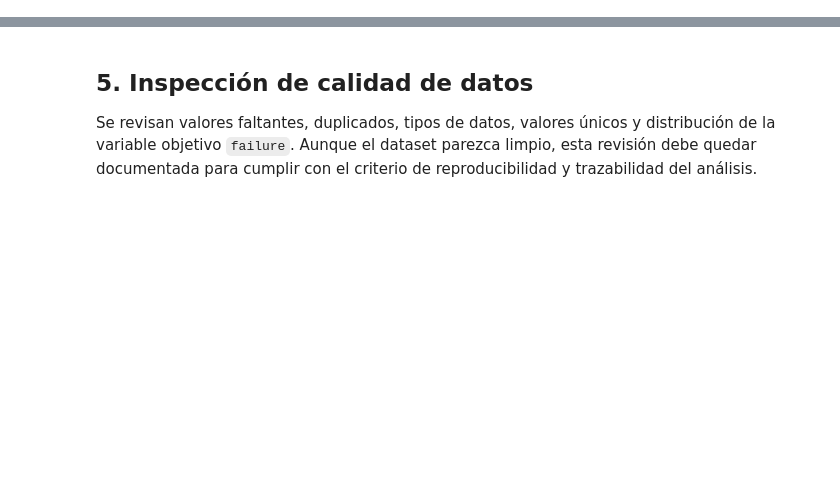
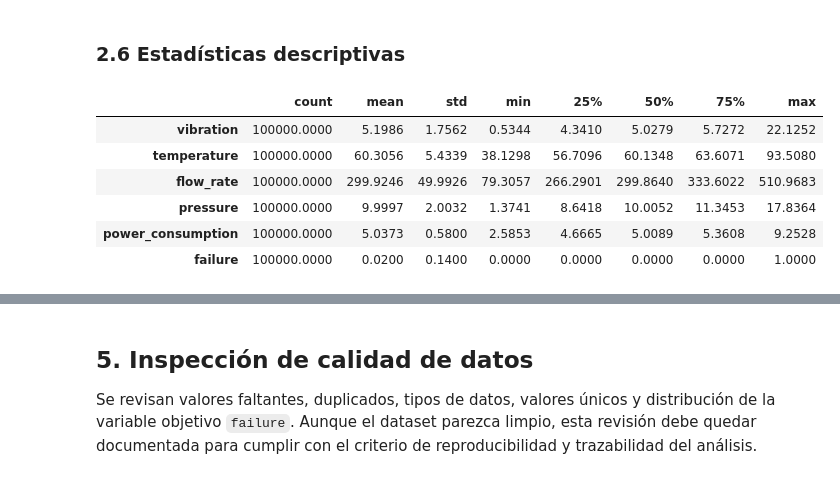
Before and after one commit to diego-rivera-eng/predictive-maintenance-pump-sensors, a Jupyter notebook: notebooks/01_analisis_sensores_bomba.ipynb, the cells around one changed output, grey strips where cells are left out. Saved outputs shown, nothing was run; the diff lists cells and outputs as text; code cells hidden in the pictures; blank space fills up the shorter version.

Commit message:
Se creó con Colab

```diff
--- a/notebooks/01_analisis_sensores_bomba.ipynb
+++ b/notebooks/01_analisis_sensores_bomba.ipynb
@@ -131,0 +97,33 @@ df_raw.head()
+# %%
+# ==========================
+# CONFIGURACIÓN DEL REPOSITORIO
+# ==========================
+
+REPO_URL = "https://github.com/diego-rivera-eng/predictive-maintenance-pump-sensors.git"
+REPO_NAME = "predictive-maintenance-pump-sensors"
+DATA_FILE = "pump_sensor_data_large.csv"
+
+# Ruta donde se clonará el repositorio en Colab
+repo_path = Path("/content") / REPO_NAME
+
+# Clonar el repositorio si aún no existe
+if not repo_path.exists():
+    print("Clonando repositorio desde GitHub...")
+    os.system(f"git clone {REPO_URL} {repo_path}")
+else:
+    print("El repositorio ya existe en Colab. Actualizando...")
+    os.system(f"cd {repo_path} && git pull")
+
+# Ruta absoluta del dataset dentro del repositorio clonado
+data_path = repo_path / "data" / DATA_FILE
+
+# Verificar existencia del archivo
+if not data_path.exists():
+    raise FileNotFoundError(f"No se encontró el dataset en: {data_path}")
+
+# Cargar dataset
+df_raw = pd.read_csv(data_path)
+
+print("Dataset cargado correctamente.")
+print(f"Ruta usada: {data_path}")
+print(f"Dimensiones: {df_raw.shape}")
@@ -146,3 +195,13 @@ estructura_df
+# %% [markdown]
+### 2.6 Estadísticas descriptivas
 # %%
 # Estadísticas descriptivas iniciales de las variables numéricas
-df_raw.describe().T.round(3)
+df_raw.describe().T
+# %% [output]
+|  | count | mean | std | min | 25% | 50% | 75% | max |
+| vibration | 100000.0000 | 5.1986 | 1.7562 | 0.5344 | 4.3410 | 5.0279 | 5.7272 | 22.1252 |
+| temperature | 100000.0000 | 60.3056 | 5.4339 | 38.1298 | 56.7096 | 60.1348 | 63.6071 | 93.5080 |
+| flow_rate | 100000.0000 | 299.9246 | 49.9926 | 79.3057 | 266.2901 | 299.8640 | 333.6022 | 510.9683 |
+| pressure | 100000.0000 | 9.9997 | 2.0032 | 1.3741 | 8.6418 | 10.0052 | 11.3453 | 17.8364 |
+| power_consumption | 100000.0000 | 5.0373 | 0.5800 | 2.5853 | 4.6665 | 5.0089 | 5.3608 | 9.2528 |
+| failure | 100000.0000 | 0.0200 | 0.1400 | 0.0000 | 0.0000 | 0.0000 | 0.0000 | 1.0000 |
```
Also changed, not shown: parts of 28 cells of this notebook.
